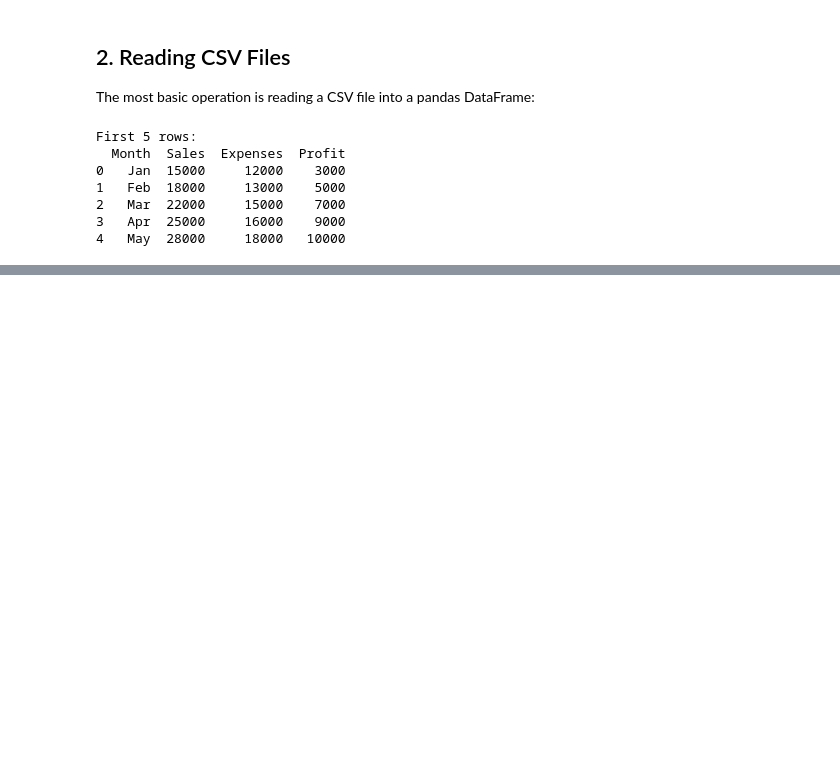
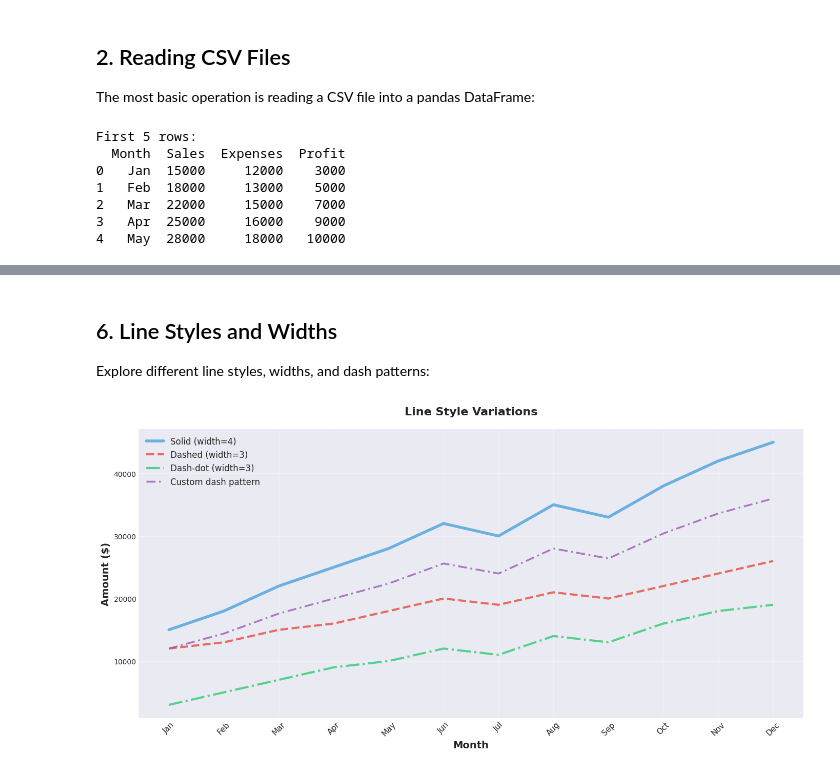
Before and after one commit to carteradamski/MDST_ECON_PROJECT_W26, a Jupyter notebook: week2/week2_tutorial.ipynb, the cells around one changed output, grey strips where cells are left out. Saved outputs shown, nothing was run; the diff lists cells and outputs as text; code cells hidden in the pictures; blank space fills up the shorter version.

```diff
--- a/week2/week2_tutorial.ipynb
+++ b/week2/week2_tutorial.ipynb
@@ -292,0 +159,38 @@ Linear regression equation: Profit = 1.16 * Expenses + -10356.43
+# %% [markdown]
+## 6. Line Styles and Widths
+
+Explore different line styles, widths, and dash patterns:
+# %%
+plt.figure(figsize=(14, 7))
+
+# Line styles: '-' (solid), '--' (dashed), '-.' (dash-dot), ':' (dotted)
+# Custom dashes: dashes=[5, 2, 1, 2] means 5pt line, 2pt space, 1pt line, 2pt space
+
+plt.plot(df['Month'], df['Sales'],
+         linestyle='-', linewidth=4, color='#3498DB',
+         alpha=0.7, label='Solid (width=4)')
+
+plt.plot(df['Month'], df['Expenses'],
+         linestyle='--', linewidth=3, color='#E74C3C',
+         alpha=0.8, label='Dashed (width=3)')
+
+plt.plot(df['Month'], df['Profit'],
+         linestyle='-.', linewidth=3, color='#2ECC71',
+         alpha=0.8, label='Dash-dot (width=3)')
+
+# Custom dash pattern
+sales_shifted = df['Sales'] * 0.8
+plt.plot(df['Month'], sales_shifted,
+         linestyle=(0, (5, 2, 1, 2)), linewidth=2.5, color='#9B59B6',
+         alpha=0.8, label='Custom dash pattern')
+
+plt.xlabel('Month', fontsize=14, fontweight='bold')
+plt.ylabel('Amount ($)', fontsize=14, fontweight='bold')
+plt.title('Line Style Variations', fontsize=16, fontweight='bold', pad=20)
+plt.legend(fontsize=12, loc='upper left', framealpha=0.95)
+plt.grid(True, alpha=0.3)
+plt.xticks(rotation=45, fontsize=11)
+plt.tight_layout()
+plt.show()
+# %% [output]
+[figure, added]
```
Also changed, not shown: parts of 55 cells of this notebook.
